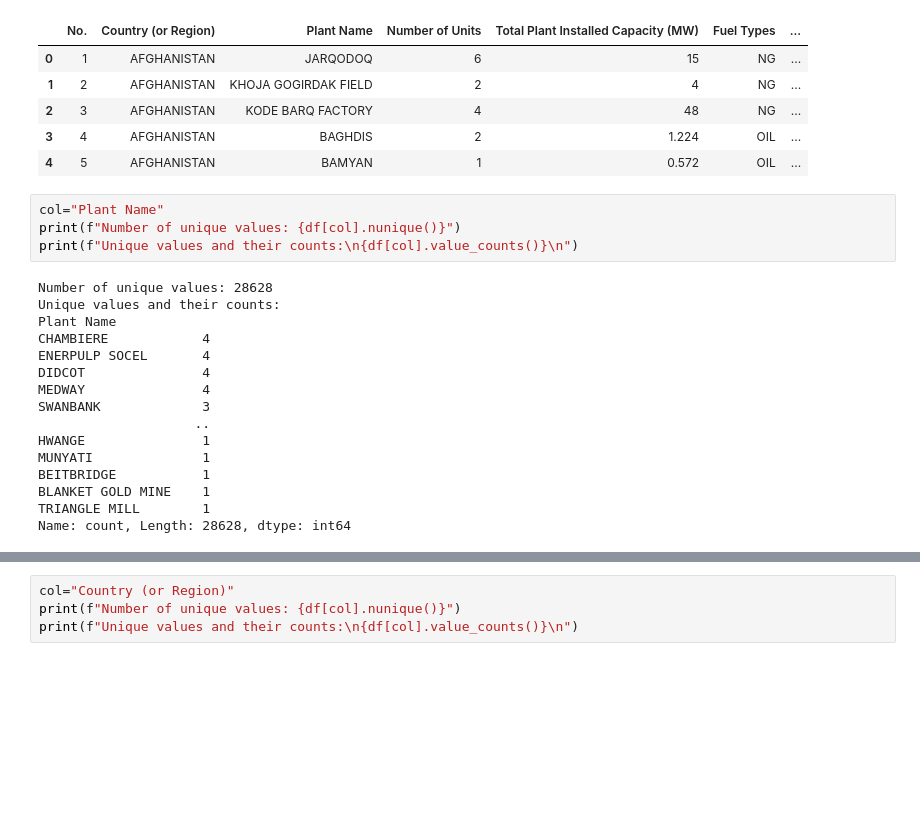
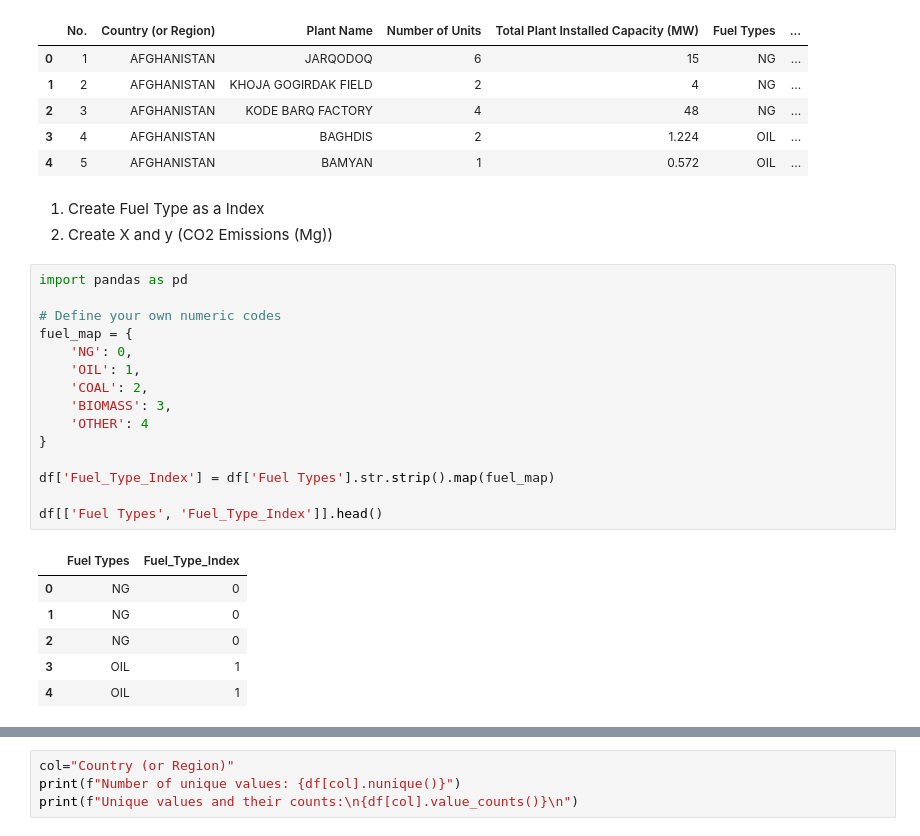
Before and after one commit to Patlong78/Data-Analytics-Studies, a Jupyter notebook: 10 - CO2 vs Energy.ipynb, the cells around one changed output, grey strips where cells are left out. Saved outputs shown, nothing was run; the diff lists cells and outputs as text; blank space fills up the shorter version.

```diff
--- a/10 - CO2 vs Energy.ipynb
+++ b/10 - CO2 vs Energy.ipynb
@@ -63,23 +63,28 @@ df.head()
 | 2 | 3 | AFGHANISTAN | KODE BARQ FACTORY | 4 | 48 | NG | ... |
 | 3 | 4 | AFGHANISTAN | BAGHDIS | 2 | 1.224 | OIL | ... |
 | 4 | 5 | AFGHANISTAN | BAMYAN | 1 | 0.572 | OIL | ... |
-# %%
-col="Plant Name"
-print(f"Number of unique values: {df[col].nunique()}")
-print(f"Unique values and their counts:\n{df[col].value_counts()}\n")
-# %% [output]
-Number of unique values: 28628
-Unique values and their counts:
-Plant Name
-CHAMBIERE            4
-ENERPULP SOCEL       4
-DIDCOT               4
-MEDWAY               4
-SWANBANK             3
-                    ..
-HWANGE               1
-MUNYATI              1
-BEITBRIDGE           1
-BLANKET GOLD MINE    1
-TRIANGLE MILL        1
-Name: count, Length: 28628, dtype: int64
+# %% [markdown]
+1) Create Fuel Type as a Index
+2) Create X and y (CO2 Emissions (Mg))
+# %%
+import pandas as pd
+
+# Define your own numeric codes
+fuel_map = {
+    'NG': 0,
+    'OIL': 1,
+    'COAL': 2,
+    'BIOMASS': 3,
+    'OTHER': 4
+}
+
+df['Fuel_Type_Index'] = df['Fuel Types'].str.strip().map(fuel_map)
+
+df[['Fuel Types', 'Fuel_Type_Index']].head()
+# %% [output]
+|  | Fuel Types | Fuel_Type_Index |
+| 0 | NG | 0 |
+| 1 | NG | 0 |
+| 2 | NG | 0 |
+| 3 | OIL | 1 |
+| 4 | OIL | 1 |
```
Also changed, not shown: parts of 15 cells of this notebook, 7 other files.
